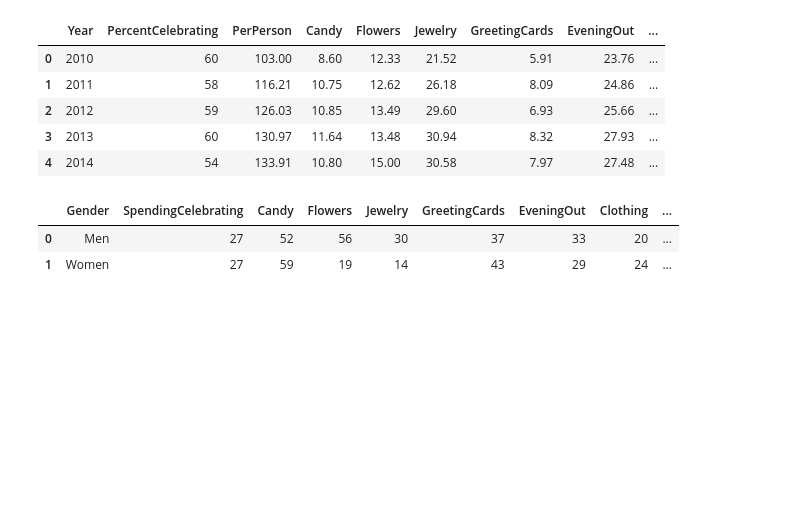
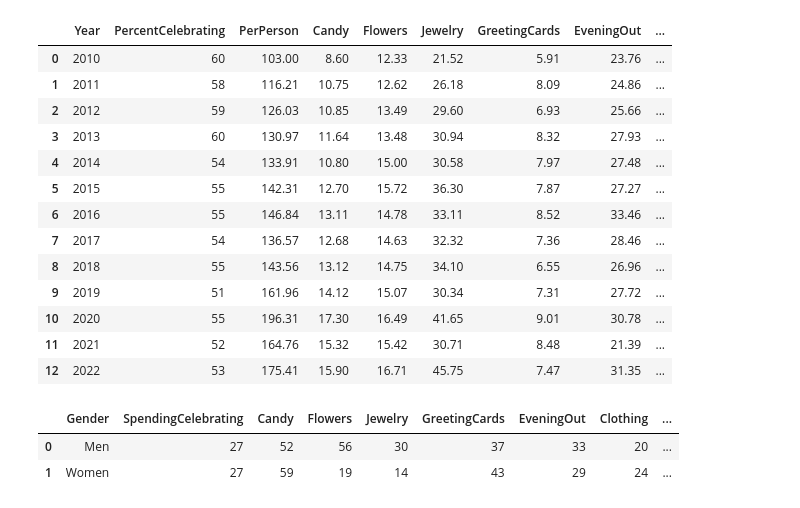
Before and after one commit to Oz174/SelfStudyAI, a Jupyter notebook: DS with GUI/main.ipynb, the cells around one changed output. Drawn from its saved outputs; the diff is of its cells as text; code cells hidden in the pictures; blank space fills up the shorter version.

```diff
--- a/DS with GUI/main.ipynb
+++ b/DS with GUI/main.ipynb
@@ -7,14 +7,22 @@ historical_spending = pd.read_csv('data/historical_spending.csv')
 gifts_gender = pd.read_csv('data/gifts_gender.csv')
 gifts_age = pd.read_csv('data/gifts_age.csv')
 # %%
-historical_spending.head()
+historical_spending.head(15)
 # %% [output]
 |  | Year | PercentCelebrating | PerPerson | Candy | Flowers | Jewelry | GreetingCards | EveningOut | ... |
 | 0 | 2010 | 60 | 103.00 | 8.60 | 12.33 | 21.52 | 5.91 | 23.76 | ... |
 | 1 | 2011 | 58 | 116.21 | 10.75 | 12.62 | 26.18 | 8.09 | 24.86 | ... |
 | 2 | 2012 | 59 | 126.03 | 10.85 | 13.49 | 29.60 | 6.93 | 25.66 | ... |
 | 3 | 2013 | 60 | 130.97 | 11.64 | 13.48 | 30.94 | 8.32 | 27.93 | ... |
 | 4 | 2014 | 54 | 133.91 | 10.80 | 15.00 | 30.58 | 7.97 | 27.48 | ... |
+| 5 | 2015 | 55 | 142.31 | 12.70 | 15.72 | 36.30 | 7.87 | 27.27 | ... |
+| 6 | 2016 | 55 | 146.84 | 13.11 | 14.78 | 33.11 | 8.52 | 33.46 | ... |
+| 7 | 2017 | 54 | 136.57 | 12.68 | 14.63 | 32.32 | 7.36 | 28.46 | ... |
+| 8 | 2018 | 55 | 143.56 | 13.12 | 14.75 | 34.10 | 6.55 | 26.96 | ... |
+| 9 | 2019 | 51 | 161.96 | 14.12 | 15.07 | 30.34 | 7.31 | 27.72 | ... |
+| 10 | 2020 | 55 | 196.31 | 17.30 | 16.49 | 41.65 | 9.01 | 30.78 | ... |
+| 11 | 2021 | 52 | 164.76 | 15.32 | 15.42 | 30.71 | 8.48 | 21.39 | ... |
+| 12 | 2022 | 53 | 175.41 | 15.90 | 16.71 | 45.75 | 7.47 | 31.35 | ... |
 # %%
 gifts_gender.head()
 # %% [output]
```
